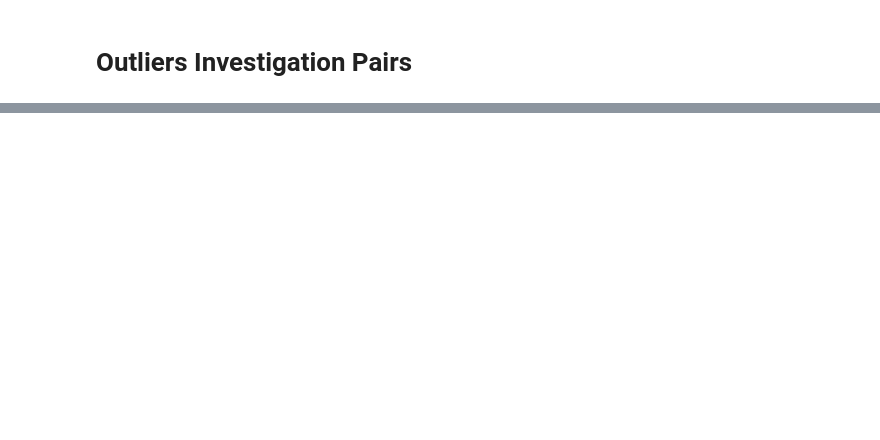
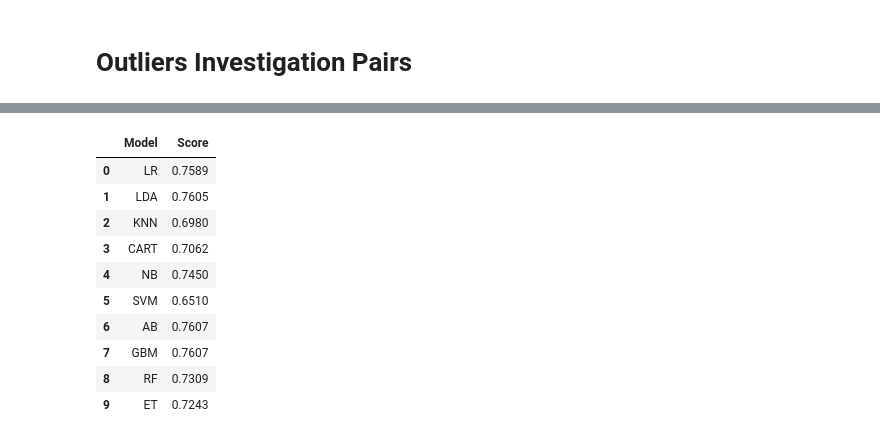
Before and after one commit to farookjintha/ML-Pipeline, a Jupyter notebook: diabetes.ipynb, the cells around one changed output, grey strips where cells are left out. Drawn from its saved outputs; the diff is of its cells as text; code cells hidden in the pictures; blank space fills up the shorter version.

Commit message:
added models and their results

```diff
--- a/diabetes.ipynb
+++ b/diabetes.ipynb
@@ -317,0 +505,17 @@ tt = OutlierDetection(df, "Pregnancies", "BloodPressure",.1)
+# %%
+def BasedLine2(X_train, y_train, models):
+    num_folds = 10
+    scoring = 'accuracy'
+
+    results = []
+    names = []
+
+    for name, model in models:
+        kfold = StratifiedKFold(n_splits = num_folds, random_state = SEED)
+        cv_results = cross_val_score(model, X_train, y_train, cv = kfold, scoring = scoring)
+        results.append(cv_results)
+        names.append(name)
+        msg = "%s : %f (%f)" %(name, cv_results.mean(),cv_results.std())
+        print(msg)
+
+    return names, results
@@ -317,0 +542,4 @@ tt = OutlierDetection(df, "Pregnancies", "BloodPressure",.1)
+# %%
+models = GetBasedModel()
+# %%
+names, results = BasedLine2(X_train, y_train, models)
@@ -317,0 +561,27 @@ tt = OutlierDetection(df, "Pregnancies", "BloodPressure",.1)
+# %%
+def ScoreDataFrame(names, results):
+    def floatingDecimals(f_val, dec = 3):
+        prc = "{:." +str(dec)+ "f}"
+        return float(prc.format(f_val))
+
+    scores = []
+    for r in results:
+        scores.append(floatingDecimals(r.mean(), 4))
+
+    scoreDataFrame = pd.DataFrame({'Model':names, 'Score':scores})
+    return scoreDataFrame
+# %%
+basedLineScore = ScoreDataFrame(names, results)
+basedLineScore
+# %% [output]
+|  | Model | Score |
+| 0 | LR | 0.7589 |
+| 1 | LDA | 0.7605 |
+| 2 | KNN | 0.6980 |
+| 3 | CART | 0.7062 |
+| 4 | NB | 0.7450 |
+| 5 | SVM | 0.6510 |
+| 6 | AB | 0.7607 |
+| 7 | GBM | 0.7607 |
+| 8 | RF | 0.7309 |
+| 9 | ET | 0.7243 |
```
Also changed, not shown: parts of 33 cells of this notebook, 1 other file.
